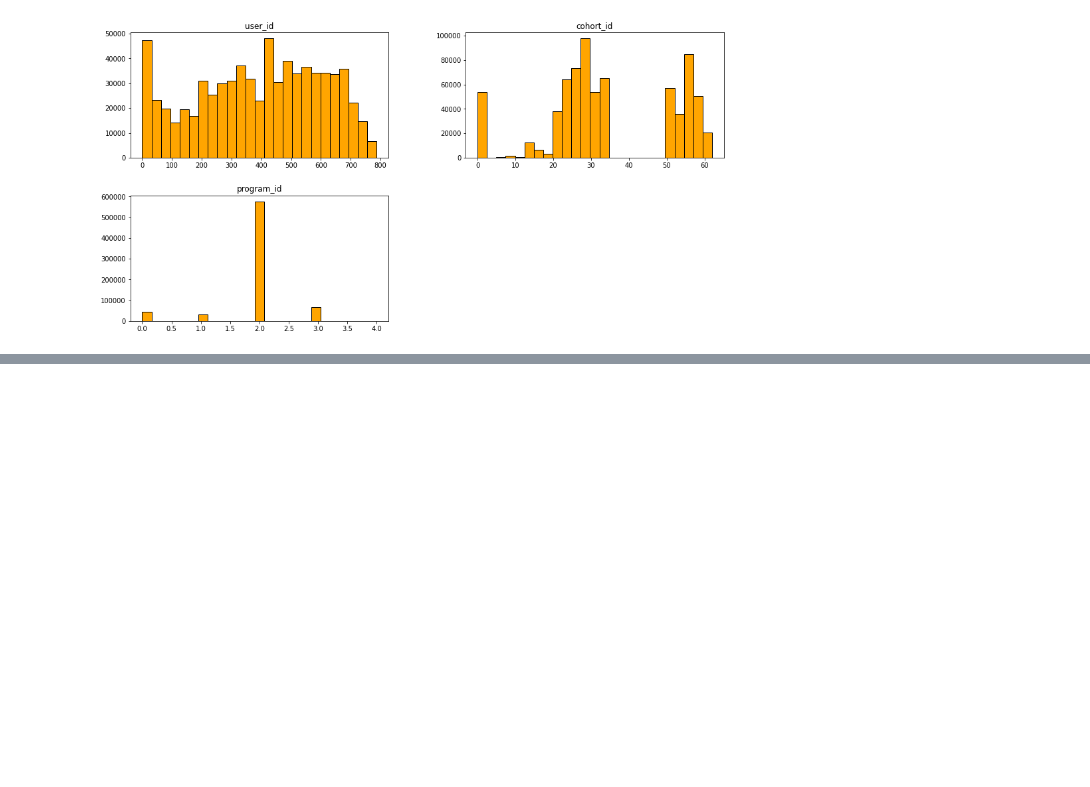
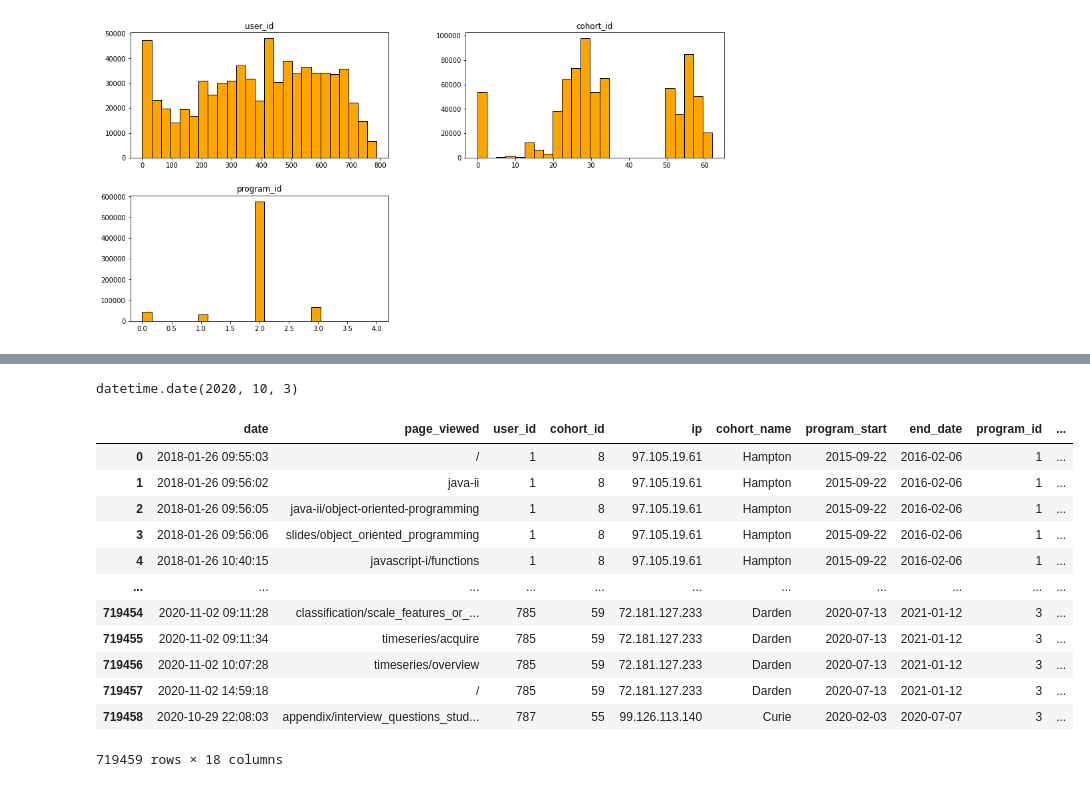
Before and after one commit to Promeos/Curriculum-Access-Logs, a Jupyter notebook: notebooks/wrangle.ipynb, the cells around one changed output, grey strips where cells are left out. Cells and saved outputs as stored; diff of their text form; code cells hidden in the pictures; blank space fills up the shorter version.

```diff
--- a/notebooks/wrangle.ipynb
+++ b/notebooks/wrangle.ipynb
@@ -231,0 +424,17 @@ df.hist(figsize=(16, 8),
+# %%
+# Groupby user id and aggregate by date to find the first access and the last access
+df_user_age = df.groupby('user_id')['date'].agg(['min', 'max'])
+
+# Calculate the number of days a user has had access to the curriculum.
+# Convert the timedelta to days. Convert days from float to an integer value.
+df_user_age = df_user_age.assign(
+    days_with_access = (df_user_age['max'] \
+                       - df_user_age['min'])
+                      .astype('timedelta64[D]')
+                      .astype(np.int64)
+)
+
+# rename columns for clarity
+df_user_age.rename(columns={'min':'first_access',
+                            'max':'last_access'},
+                   inplace=True)
@@ -231,0 +466,40 @@ df.hist(figsize=(16, 8),
+# %%
+five_days = (today - timedelta(5)).date()
+one_month = (today - timedelta(30)).date()
+three_months = (today - timedelta(90)).date()
+six_months = (today - timedelta(180)).date()
+# %%
+one_month
+# %% [output]
+datetime.date(2020, 10, 3)
+# %%
+last_access = pd.to_datetime(df_user_age.last_access).dt.date
+# %%
+df_user_age['active_within_5_days'] = (last_access > five_days).astype(np.int)
+
+df_user_age['active_within_1_month'] = ((last_access < five_days)\
+                                       & (last_access >= one_month)
+                                       ).astype(np.int)
+
+df_user_age['active_within_6_months'] = ((last_access < three_months)\
+                                        & (last_access >= six_months)
+                                        ).astype(np.int)
+
+df_user_age['active_greater_than_6_months'] = (last_access < six_months).astype(np.int)
+# %%
+df_user_age.reset_index(inplace=True)
+df.merge(df_user_age)
+# %% [output]
+|  | date | page_viewed | user_id | cohort_id | ip | cohort_name | program_start | end_date | program_id | ... |
+| 0 | 2018-01-26 09:55:03 | / | 1 | 8 | 97.105.19.61 | Hampton | 2015-09-22 | 2016-02-06 | 1 | ... |
+| 1 | 2018-01-26 09:56:02 | java-ii | 1 | 8 | 97.105.19.61 | Hampton | 2015-09-22 | 2016-02-06 | 1 | ... |
+| 2 | 2018-01-26 09:56:05 | java-ii/object-oriented-programming | 1 | 8 | 97.105.19.61 | Hampton | 2015-09-22 | 2016-02-06 | 1 | ... |
+| 3 | 2018-01-26 09:56:06 | slides/object_oriented_programming | 1 | 8 | 97.105.19.61 | Hampton | 2015-09-22 | 2016-02-06 | 1 | ... |
+| 4 | 2018-01-26 10:40:15 | javascript-i/functions | 1 | 8 | 97.105.19.61 | Hampton | 2015-09-22 | 2016-02-06 | 1 | ... |
+| ... | ... | ... | ... | ... | ... | ... | ... | ... | ... | ... |
+| 719454 | 2020-11-02 09:11:28 | classification/scale_features_or_... | 785 | 59 | 72.181.127.233 | Darden | 2020-07-13 | 2021-01-12 | 3 | ... |
+| 719455 | 2020-11-02 09:11:34 | timeseries/acquire | 785 | 59 | 72.181.127.233 | Darden | 2020-07-13 | 2021-01-12 | 3 | ... |
+| 719456 | 2020-11-02 10:07:28 | timeseries/overview | 785 | 59 | 72.181.127.233 | Darden | 2020-07-13 | 2021-01-12 | 3 | ... |
+| 719457 | 2020-11-02 14:59:18 | / | 785 | 59 | 72.181.127.233 | Darden | 2020-07-13 | 2021-01-12 | 3 | ... |
+| 719458 | 2020-10-29 22:08:03 | appendix/interview_questions_stud... | 787 | 55 | 99.126.113.140 | Curie | 2020-02-03 | 2020-07-07 | 3 | ... |
+719459 rows × 18 columns
```
Also changed, not shown: parts of 36 cells of this notebook, 1 other file.
